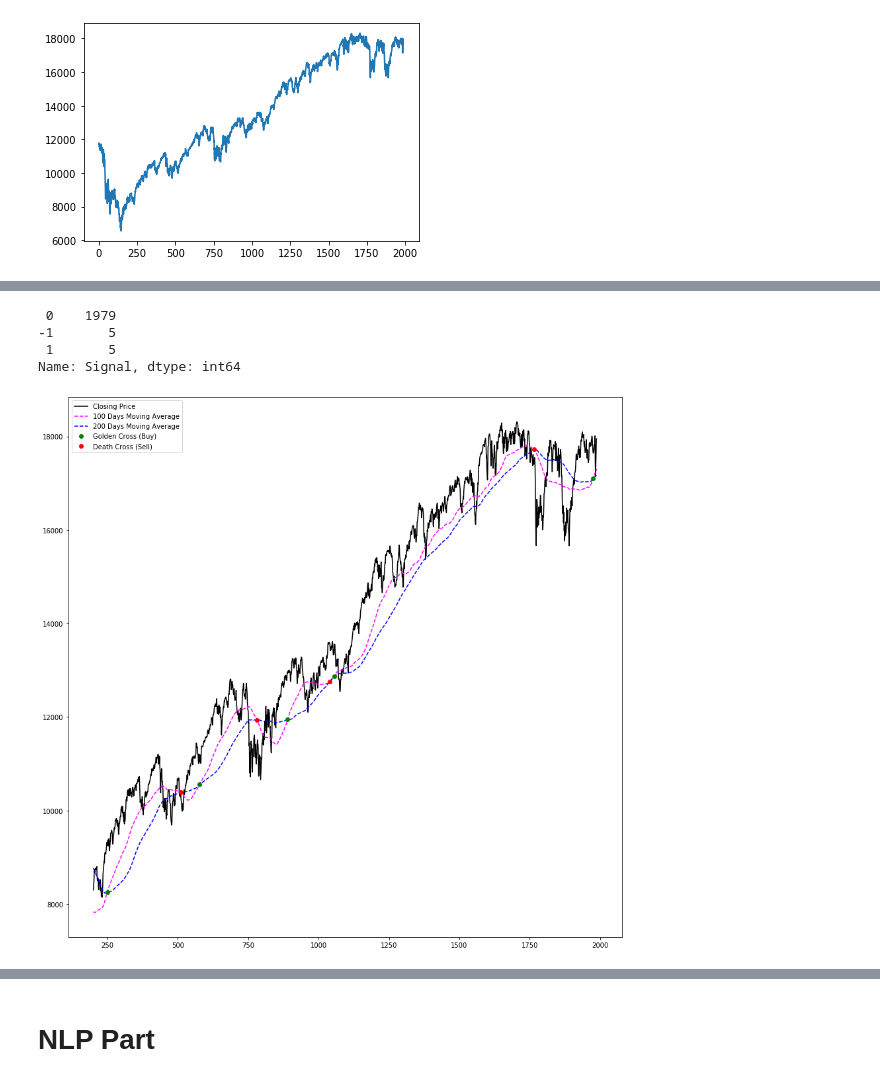
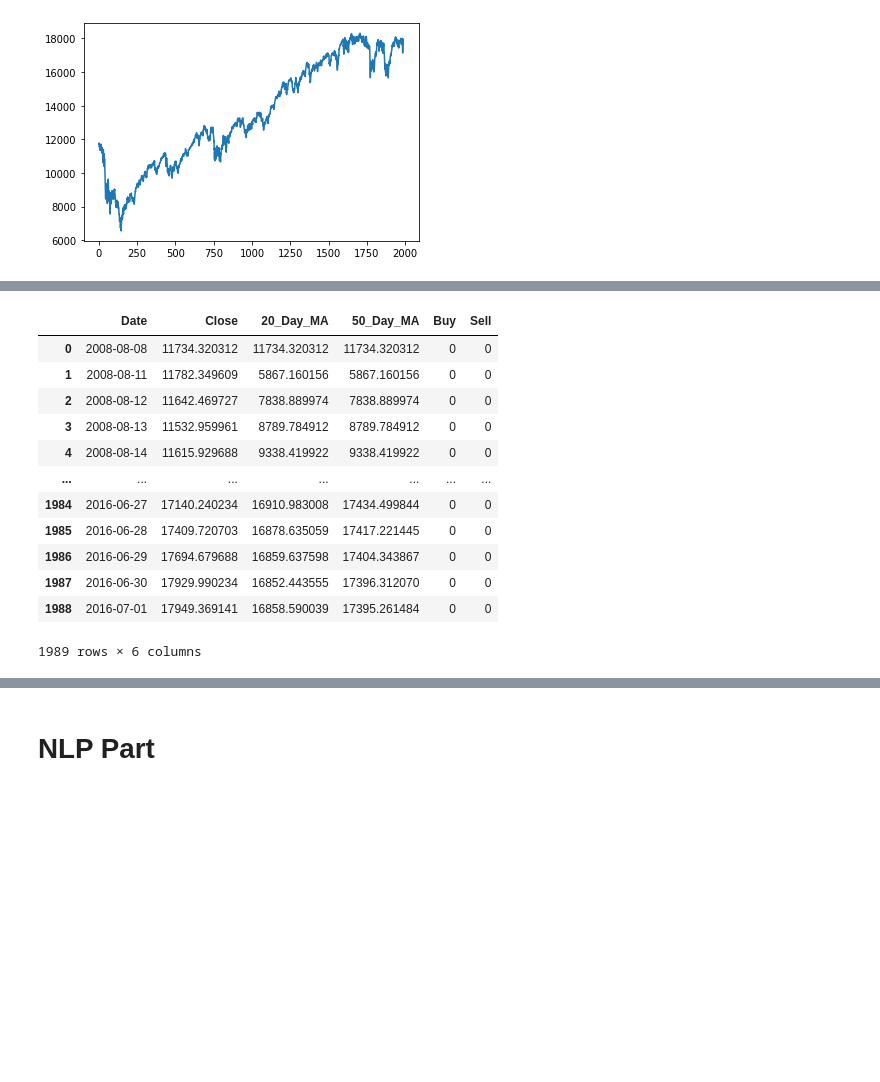
Before and after one commit to VaradaB/algorithmic-trading, a Jupyter notebook: algorithmic-trading.ipynb, the cells around one changed output, grey strips where cells are left out. Saved outputs shown, nothing was run; the diff lists cells and outputs as text; code cells hidden in the pictures; blank space fills up the shorter version.

Commit message:
Added derived columns to dataset
Added columns buy, sell, 50-day MA, 100-day MA, & label2 to the merged dataset and saved the dataset in csv file

```diff
--- a/algorithmic-trading.ipynb
+++ b/algorithmic-trading.ipynb
@@ -343,44 +233,0 @@ plt.show()
-# %%
-# Moving averages in time series
-new_df = pd.DataFrame(djia_merged[['Date', 'Close']])
-new_df['100_Day_MA'] = djia_merged['Close']
-new_df['200_Day_MA'] = djia_merged['Close']
-new_df['Signal'] = 0
-for i in range(1, len(new_df['Date'])):
-    if i < 100:
-        rng = range(i)
-        lth = i+1
-    else:
-        rng = range(i-100+1, i)
-        lth = 100
-    new_df['100_Day_MA'][i] = sum([new_df['Close'][j] for j in rng])/lth
-for i in range(1, len(new_df.Date)):
-    if i < 200:
-        rng = range(i)
-        lth = i+1
-    else:
-        rng = range(i-200+1, i)
-        lth = 200
-    new_df['200_Day_MA'][i] = sum([new_df['Close'][j] for j in rng])/lth
-    if (new_df['100_Day_MA'][i] > new_df['200_Day_MA'][i]) and (new_df['100_Day_MA'][i-1] <= new_df['200_Day_MA'][i-1]):
-        new_df['Signal'][i] = 1 #Buy
-    elif (new_df['100_Day_MA'][i] < new_df['200_Day_MA'][i]) and (new_df['100_Day_MA'][i-1] >= new_df['200_Day_MA'][i-1]):
-        new_df['Signal'][i] = -1 #Sell
-new_df['Signal'].value_counts()
-# %% [output]
- 0    1979
--1       5
- 1       5
-Name: Signal, dtype: int64
-# %%
-# Plotting MAs
-fig = plt.figure(figsize=(15, 15))
-plt.plot(new_df['Close'][200:], color="black", label="Closing Price")
-plt.plot(new_df['100_Day_MA'][200:], color="magenta", linestyle='--', label="100 Days Moving Average")
-plt.plot(new_df['200_Day_MA'][200:], color="blue", linestyle='--', label="200 Days Moving Average")
-plt.plot(new_df[200:][new_df['Signal'] == 1]['100_Day_MA'], marker='o', color="green", linestyle='None', label="Golden Cross (Buy)")
-plt.plot(new_df[200:][new_df['Signal'] == -1]['100_Day_MA'], marker='o', color="red", linestyle='None', label="Death Cross (Sell)")
-plt.legend()
-plt.show()
-# %% [output]
-[figure, removed]
@@ -386,0 +274,21 @@ plt.show()
+# %%
+# Moving averages in time series
+new_df = pd.DataFrame(djia_merged[['Date', 'Close']])
+new_df = calc_ma(new_df, 20)
+new_df = calc_ma(new_df, 50)
+new_df = calc_signal(new_df, 20, 50)
+new_df
+# %% [output]
+|  | Date | Close | 20_Day_MA | 50_Day_MA | Buy | Sell |
+| 0 | 2008-08-08 | 11734.320312 | 11734.320312 | 11734.320312 | 0 | 0 |
+| 1 | 2008-08-11 | 11782.349609 | 5867.160156 | 5867.160156 | 0 | 0 |
+| 2 | 2008-08-12 | 11642.469727 | 7838.889974 | 7838.889974 | 0 | 0 |
+| 3 | 2008-08-13 | 11532.959961 | 8789.784912 | 8789.784912 | 0 | 0 |
+| 4 | 2008-08-14 | 11615.929688 | 9338.419922 | 9338.419922 | 0 | 0 |
+| ... | ... | ... | ... | ... | ... | ... |
+| 1984 | 2016-06-27 | 17140.240234 | 16910.983008 | 17434.499844 | 0 | 0 |
+| 1985 | 2016-06-28 | 17409.720703 | 16878.635059 | 17417.221445 | 0 | 0 |
+| 1986 | 2016-06-29 | 17694.679688 | 16859.637598 | 17404.343867 | 0 | 0 |
+| 1987 | 2016-06-30 | 17929.990234 | 16852.443555 | 17396.312070 | 0 | 0 |
+| 1988 | 2016-07-01 | 17949.369141 | 16858.590039 | 17395.261484 | 0 | 0 |
+1989 rows × 6 columns
```
Also changed, not shown: parts of 17 cells of this notebook, 1 other file.
